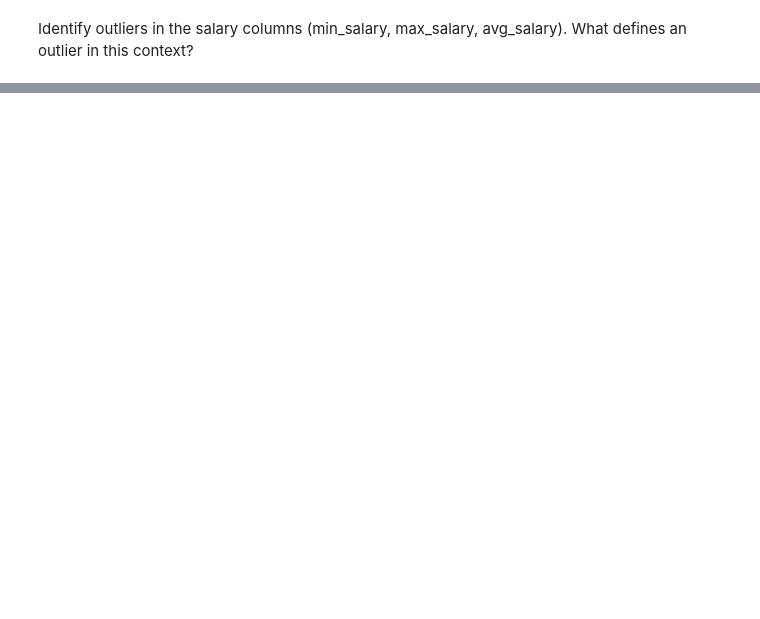
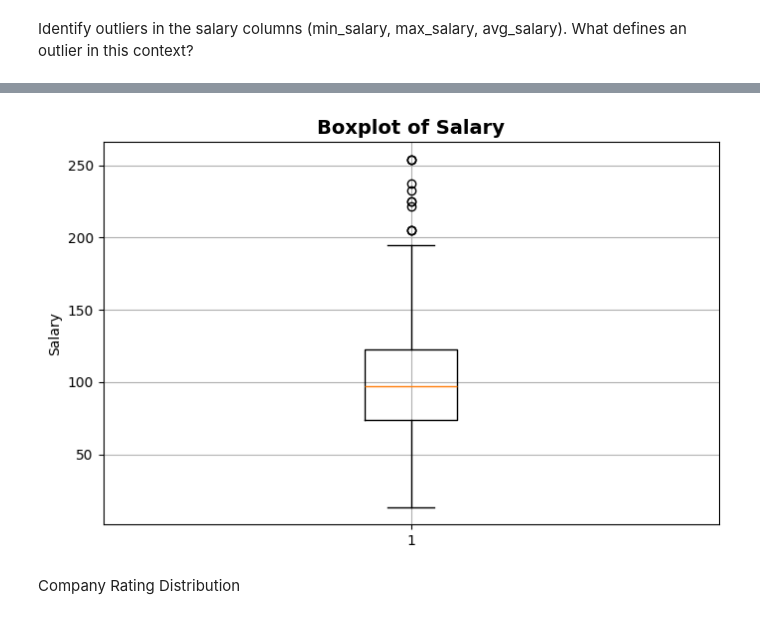
Before and after one commit to nayeem29dse/EDA-on-data-science-job-descriptions, a Jupyter notebook: EDA on saraly data.ipynb, the cells around one changed output, grey strips where cells are left out. Saved outputs shown, nothing was run; the diff lists cells and outputs as text; code cells hidden in the pictures; blank space fills up the shorter version.

Commit message:
New plot

```diff
--- a/EDA on saraly data.ipynb
+++ b/EDA on saraly data.ipynb
@@ -55,9 +131,13 @@ plt.show()
 # %%
 import matplotlib.pyplot as plt
 
 plt.figure(figsize=(8,5))
-plt.boxplot(df['Salary'])
+plt.boxplot(df['avg_salary'])
 plt.title('Boxplot of Salary', fontsize=14, fontweight='bold')
 plt.ylabel('Salary')
 plt.grid(True)
 plt.show()
+# %% [output]
+[figure, added]
+# %% [markdown]
+Company Rating Distribution
```
Also changed, not shown: parts of 13 cells of this notebook.
